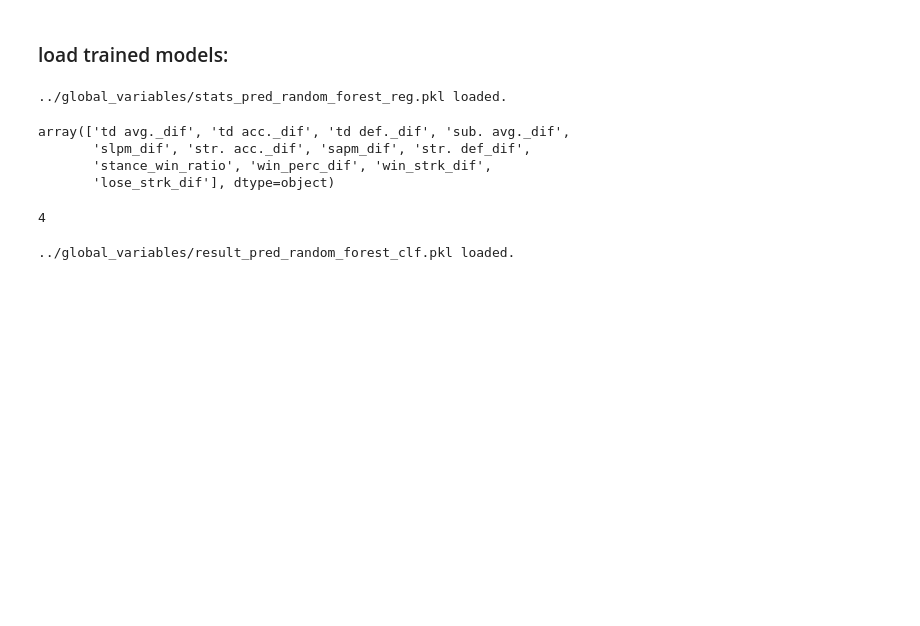
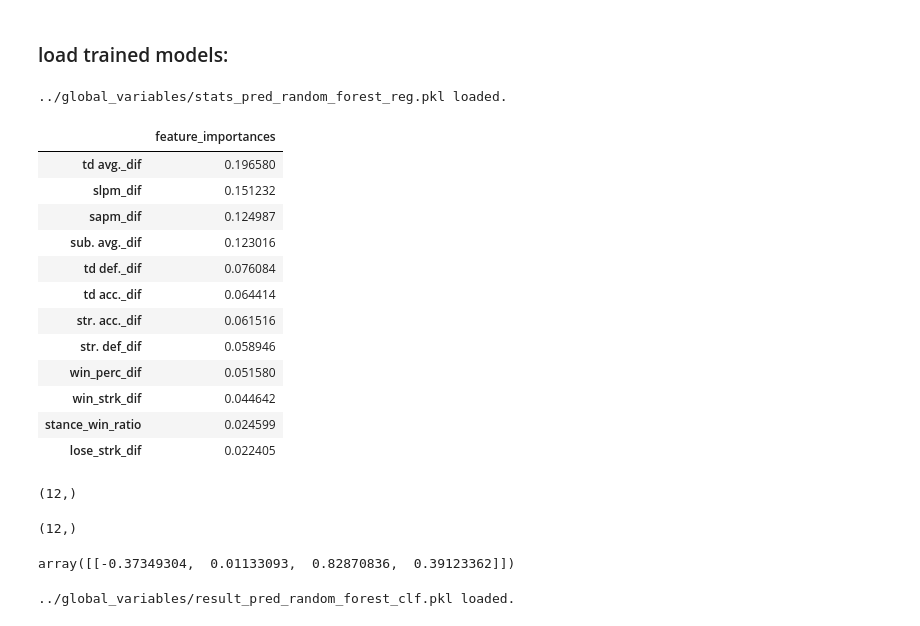
Before and after one commit to sagi778/ufc_fights_Predictor, a Jupyter notebook: notebooks/predictor.ipynb, the cells around one changed output. Cells and saved outputs as stored; diff of their text form; code cells hidden in the pictures; blank space fills up the shorter version.

```diff
--- a/notebooks/predictor.ipynb
+++ b/notebooks/predictor.ipynb
@@ -77,11 +77,27 @@ match
 ### load trained models:
 # %%
 stat_pred_reg = load_trained_model(filename_path='../global_variables/stats_pred_random_forest_reg.pkl')
-stat_pred_reg.feature_importances_
-stat_pred_reg.feature_names_in_
+pd.DataFrame(data=stat_pred_reg.feature_importances_, index=stat_pred_reg.feature_names_in_, columns=['feature_importances']).sort_values(by=['feature_importances'], ascending=False)
 # %% [output]
 ../global_variables/stats_pred_random_forest_reg.pkl loaded.
-array(['td avg._dif', 'td acc._dif', 'td def._dif', 'sub. avg._dif',
-       'slpm_dif', 'str. acc._dif', 'sapm_dif', 'str. def_dif',
-       'stance_win_ratio', 'win_perc_dif', 'win_strk_dif',
-       'lose_strk_dif'], dtype=object)
+|  | feature_importances |
+| td avg._dif | 0.196580 |
+| slpm_dif | 0.151232 |
+| sapm_dif | 0.124987 |
+| sub. avg._dif | 0.123016 |
+| td def._dif | 0.076084 |
+| td acc._dif | 0.064414 |
+| str. acc._dif | 0.061516 |
+| str. def_dif | 0.058946 |
+| win_perc_dif | 0.051580 |
+| win_strk_dif | 0.044642 |
+| stance_win_ratio | 0.024599 |
+| lose_strk_dif | 0.022405 |
+# %%
+stat_pred_reg.feature_importances_.shape
+# %% [output]
+(12,)
+# %%
+stat_pred_reg.feature_names_in_.shape
+# %% [output]
+(12,)
@@ -88,8 +106,7 @@ array(['td avg._dif', 'td acc._dif', 'td def._dif', 'sub. avg._dif',
 # %%
 stat_pred_reg.predict(match[stat_pred_reg.feature_names_in_])
-stat_pred_reg.
 # %% [output]
-4
+array([[-0.37349304,  0.01133093,  0.82870836,  0.39123362]])
 # %%
 result_pred_clf = load_trained_model(filename_path='../global_variables/result_pred_random_forest_clf.pkl')
 result_pred_clf.feature_names_in_
```
Also changed, not shown: parts of 1 cell of this notebook.
